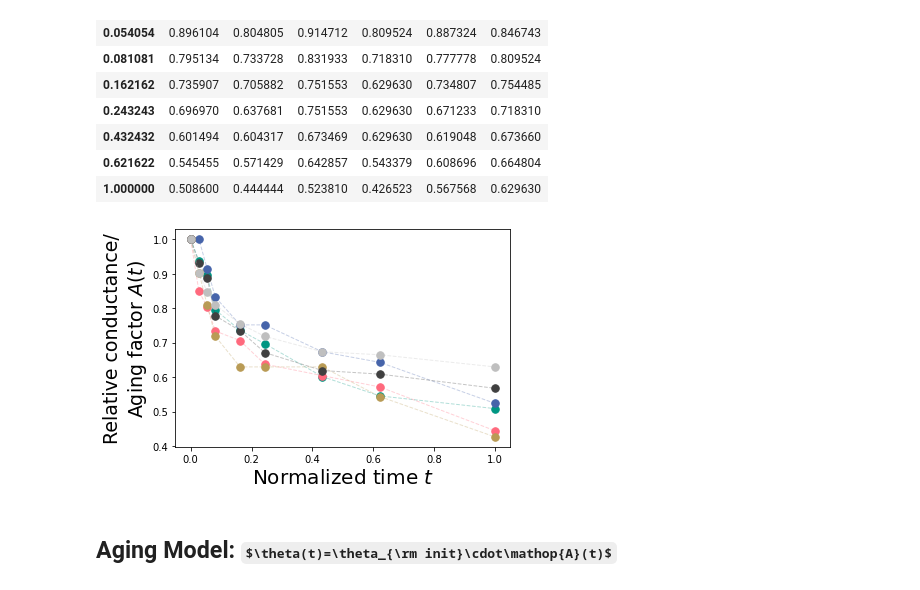
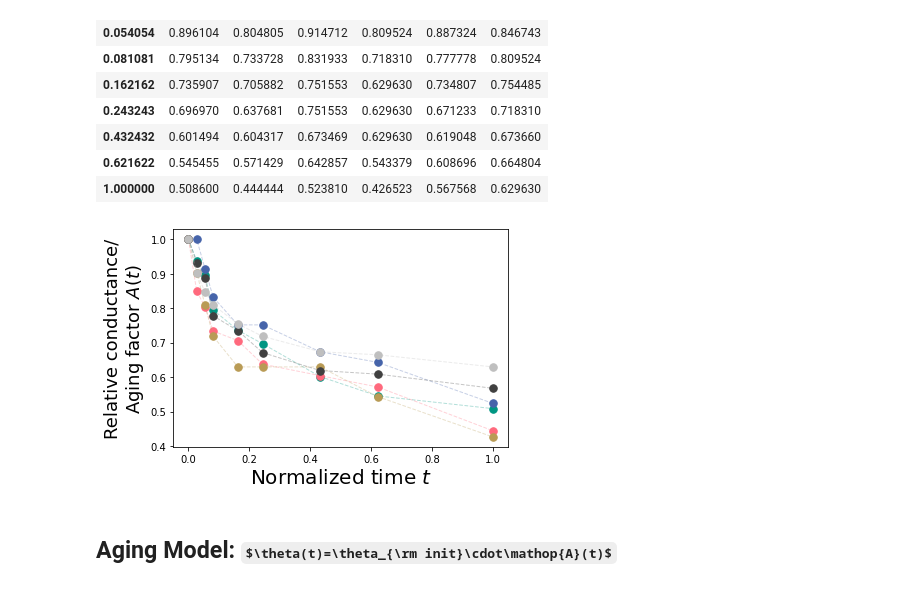
Before and after one commit to Neuromophic/Aging-aware-training, a Jupyter notebook: Aging_Model/Aging Model.ipynb, the cells around one changed output. Drawn from its saved outputs; the diff is of its cells as text; code cells hidden in the pictures; some formulas as TeX source.

Commit message:
figure

```diff
--- a/Aging_Model/Aging Model.ipynb
+++ b/Aging_Model/Aging Model.ipynb
@@ -72,12 +72,12 @@ data
 # %%
 for i, c in enumerate(data.columns):
     plt.plot(data.index, data[c], '.', c=FC.liste[i], ms=15)
     plt.plot(data.index, data[c], '--', c=FC.liste[i], linewidth=1, alpha=0.3)
-plt.ylabel(f'Relative conductance/\nAging factor $A(t)$', fontsize=19);
+plt.ylabel(f'Relative conductance/\nAging factor $A(t)$', fontsize=18);
 plt.xlabel('Normalized time $t$', fontsize=20);
 plt.savefig(f'./figures/normolized_conductance.pdf', format='pdf', bbox_inches='tight')
 # %% [output]
-[figure, old version]
+[figure, new version]
 # %% [markdown]
 ## Aging Model: $\theta(t)=\theta_{\rm init}\cdot\mathop{A}(t)$
 # %% [markdown]
```
